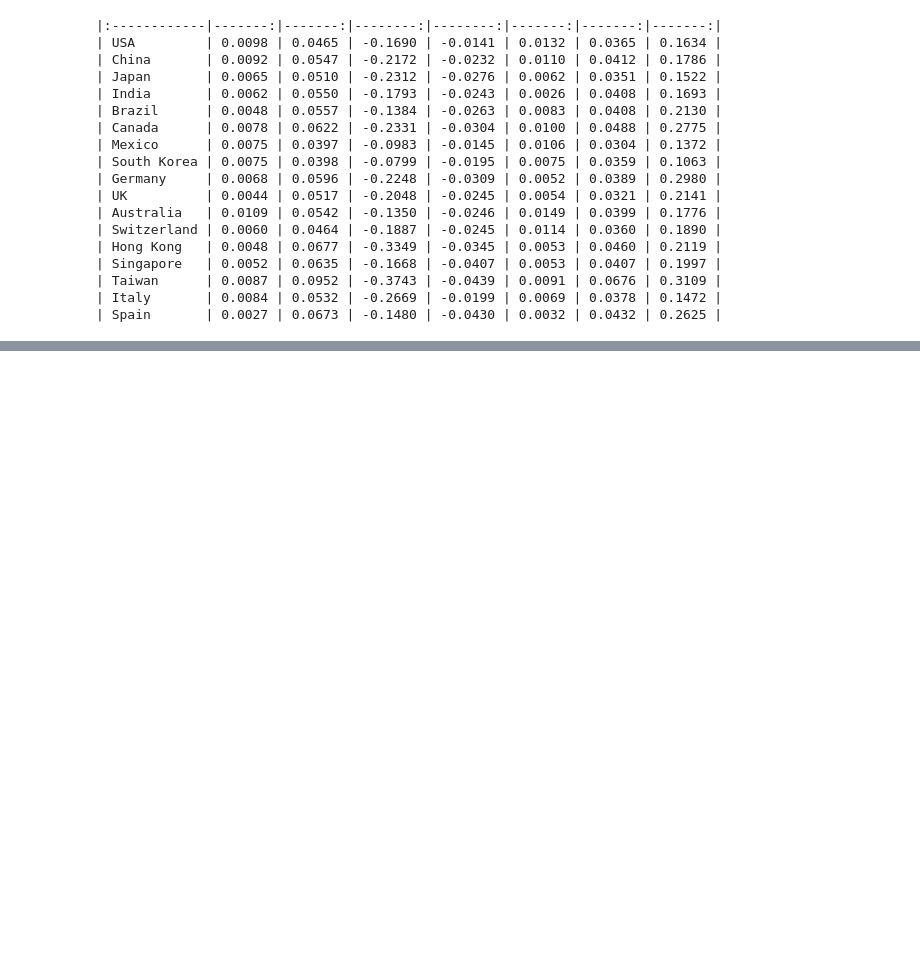
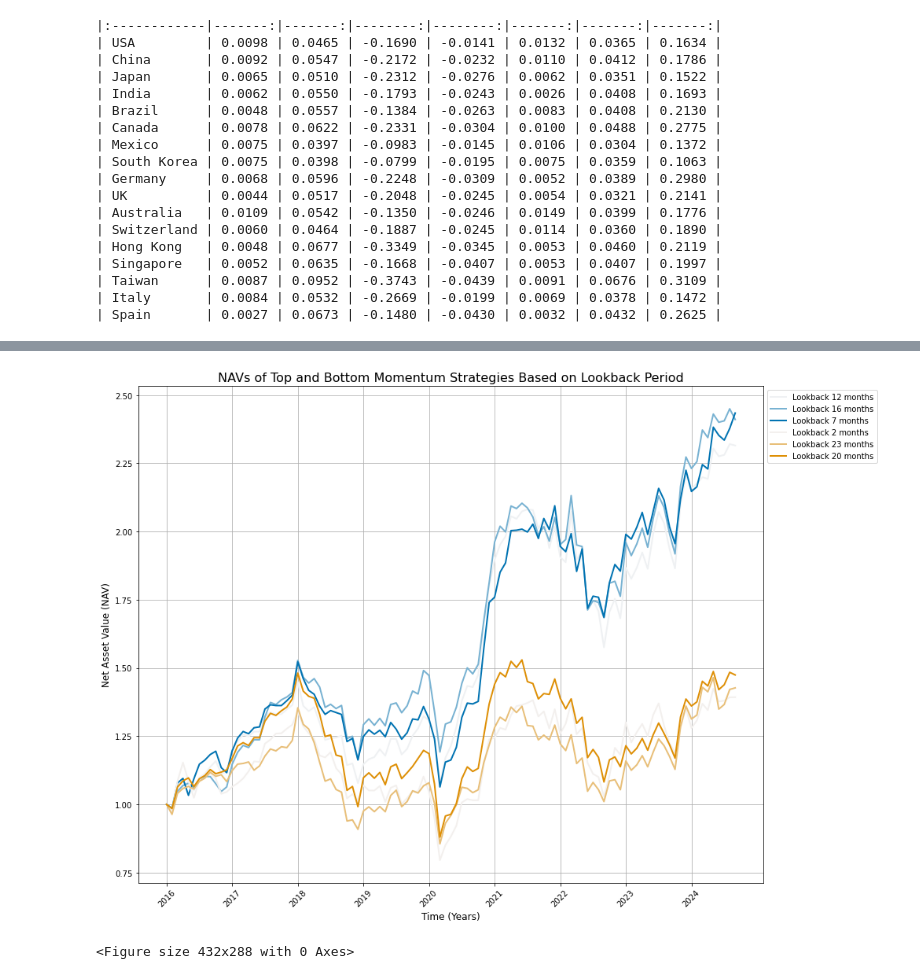
Before and after one commit to thomas0345/project_momentum, a Jupyter notebook: momentum_notebook.ipynb, the cells around one changed output, grey strips where cells are left out. Drawn from its saved outputs; the diff is of its cells as text; code cells hidden in the pictures; blank space fills up the shorter version.

```diff
--- a/momentum_notebook.ipynb
+++ b/momentum_notebook.ipynb
@@ -738,0 +626,60 @@ plt.show()
+# %%
+# Define specific colors for top and bottom groups
+top_shades = sns.light_palette(palette[0], n_colors=len(top_x_lookbacks))  # Blue shades
+bottom_shades = sns.light_palette(palette[1], n_colors=len(bottom_x_lookbacks))  # Orange shades
+
+# To store legend entries for sorting
+legend_entries = []
+
+# Initialize the plot
+plt.figure(figsize=(14, 10))
+
+# Plot the NAVs for the top strategies
+for i, lookback_months in enumerate(top_x_lookbacks):
+    line1, = plt.plot(nav_by_lookback[lookback_months],
+                      label=f'Lookback {lookback_months} months',
+                      linestyle='-', linewidth=2, color=top_shades[i])  # Differentiated shades
+    legend_entries.append((f'Lookback {lookback_months} months', line1))
+
+# Plot the NAVs for the bottom strategies
+for i, lookback_months in enumerate(bottom_x_lookbacks):
+    line1, = plt.plot(nav_by_lookback[lookback_months],
+                      label=f'Lookback {lookback_months} months',
+                      linestyle='-', linewidth=2, color=bottom_shades[i])  # Differentiated shades
+    legend_entries.append((f'Lookback {lookback_months} months', line1))
+
+# Sort the legend entries alphabetically by label
+#legend_entries.sort(key=lambda x: x[0])
+
+# Unpack sorted labels and line objects
+sorted_labels, sorted_lines = zip(*legend_entries)
+
+# Add the sorted legend
+plt.legend(sorted_lines, sorted_labels, loc='upper left', bbox_to_anchor=(1, 1))
+
+# Add x-axis ticks and labels
+x_data_points = range(len(monthlyDates4Fig))  # Example indices from MonthlyData4Fig
+x_labels = [monthlyDates4Fig[i] for i in range(0, len(monthlyDates4Fig), 12)]  # Yearly intervals
+plt.xticks(ticks=range(0, len(monthlyDates4Fig), 12), labels=x_labels, rotation=45, fontsize=10)
+
+# Additional plotting aesthetics
+plt.title('NAVs of Top and Bottom Momentum Strategies Based on Lookback Period', fontsize=16)
+plt.xlabel('Time (Years)', fontsize=12)
+plt.ylabel('Net Asset Value (NAV)', fontsize=12)
+plt.grid(True)
+plt.tight_layout()
+plt.show()
+
+# Get the current working directory
+current_directory = os.getcwd()
+# Directory path
+directory_add_on = './reports/paper/fig_best_worst.jpg'
+
+# Concatenate paths
+full_directory_path = os.path.join(current_directory, directory_add_on)
+
+# Save DataFrame as CSV
+plt.savefig('fig_best_worst.jpg', format='jpg', dpi=300)
+# %% [output]
+[figure, added]
+<Figure size 432x288 with 0 Axes>
```
Also changed, not shown: parts of 12 cells of this notebook, 5 other files.
